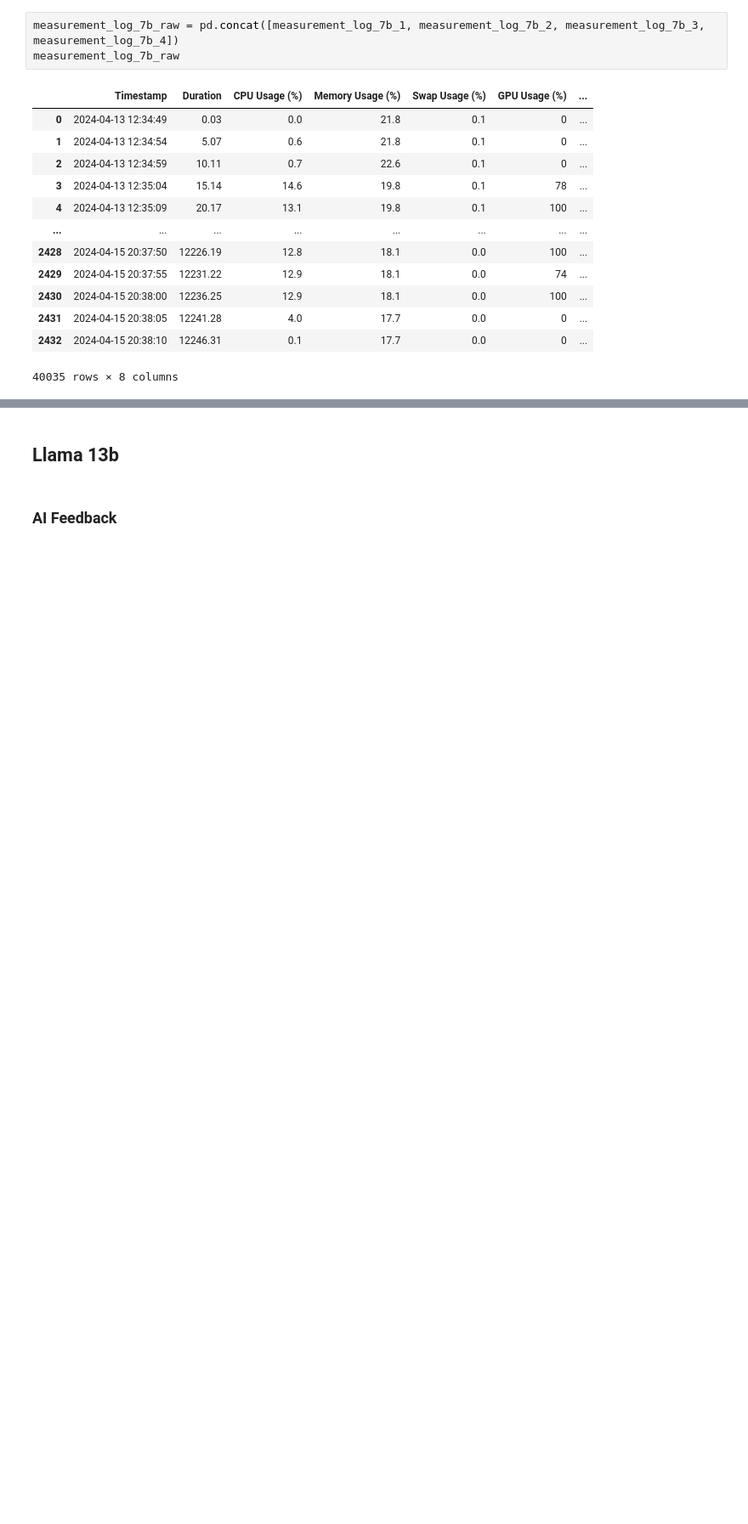
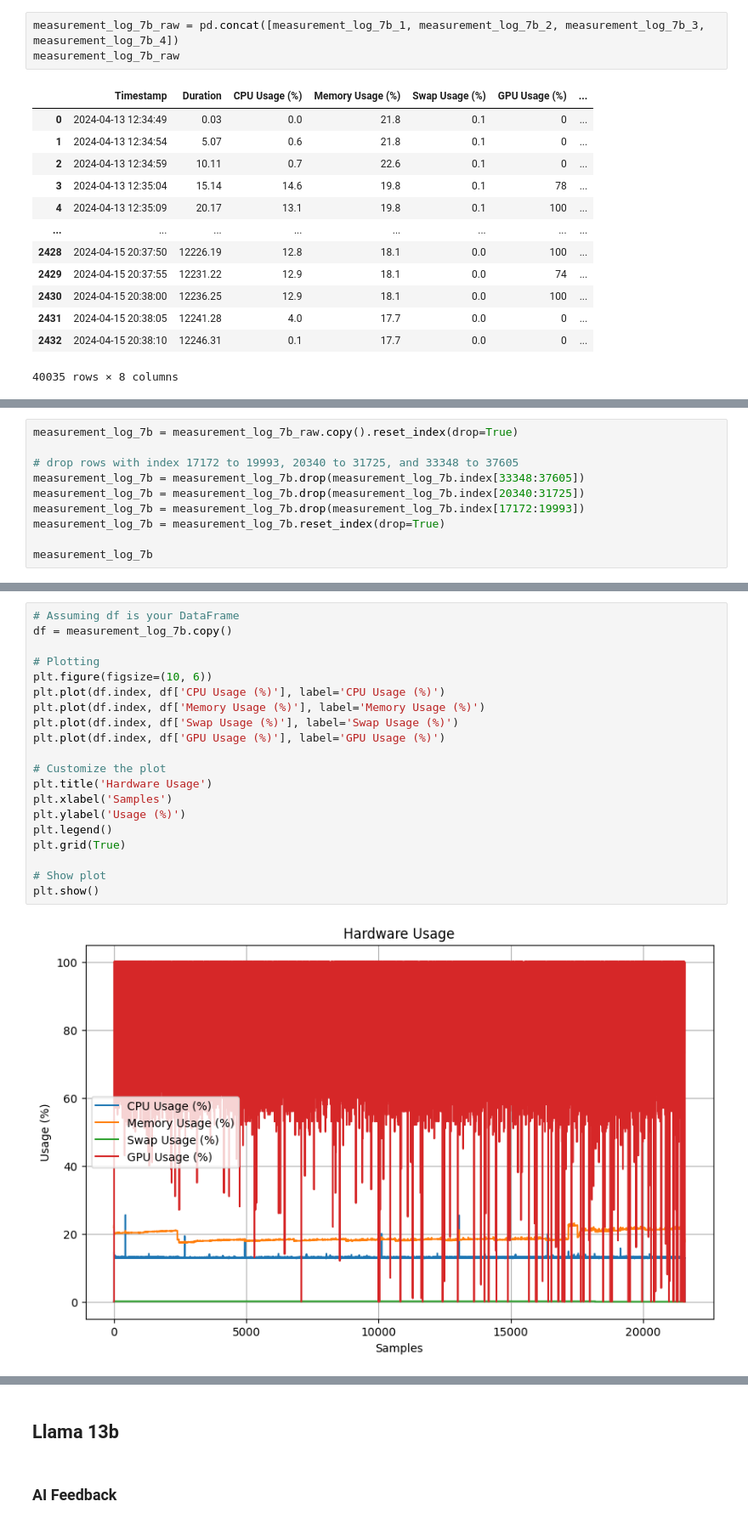
Before and after one commit to mxrio/llm_alignment-dpo, a Jupyter notebook: prepare_annodated_data.ipynb, the cells around one changed output, grey strips where cells are left out. Shown at 85% size. Drawn from its saved outputs; the diff is of its cells as text; blank space fills up the shorter version.

```diff
--- a/prepare_annodated_data.ipynb
+++ b/prepare_annodated_data.ipynb
@@ -193,0 +246,10 @@ plt.show()
+# %%
+measurement_log_7b = measurement_log_7b_raw.copy().reset_index(drop=True)
+
+# drop rows with index 17172 to 19993, 20340 to 31725, and 33348 to 37605
+measurement_log_7b = measurement_log_7b.drop(measurement_log_7b.index[33348:37605])
+measurement_log_7b = measurement_log_7b.drop(measurement_log_7b.index[20340:31725])
+measurement_log_7b = measurement_log_7b.drop(measurement_log_7b.index[17172:19993])
+measurement_log_7b = measurement_log_7b.reset_index(drop=True)
+
+measurement_log_7b
@@ -193,0 +270,22 @@ plt.show()
+# %%
+# Assuming df is your DataFrame
+df = measurement_log_7b.copy()
+
+# Plotting
+plt.figure(figsize=(10, 6))
+plt.plot(df.index, df['CPU Usage (%)'], label='CPU Usage (%)')
+plt.plot(df.index, df['Memory Usage (%)'], label='Memory Usage (%)')
+plt.plot(df.index, df['Swap Usage (%)'], label='Swap Usage (%)')
+plt.plot(df.index, df['GPU Usage (%)'], label='GPU Usage (%)')
+
+# Customize the plot
+plt.title('Hardware Usage')
+plt.xlabel('Samples')
+plt.ylabel('Usage (%)')
+plt.legend()
+plt.grid(True)
+
+# Show plot
+plt.show()
+# %% [output]
+[figure, added]
```
Also changed, not shown: parts of 24 cells of this notebook, 5 other files.
